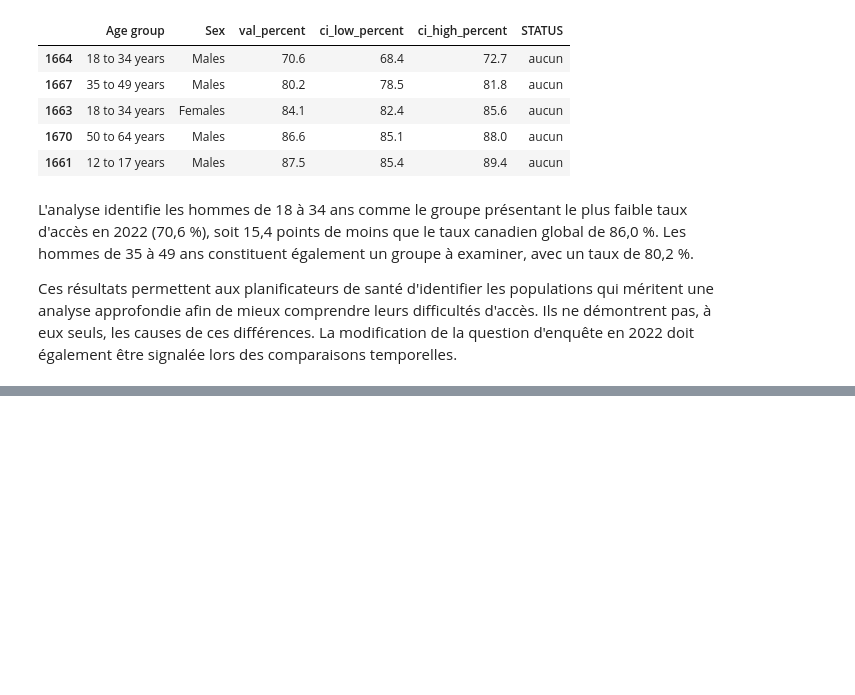
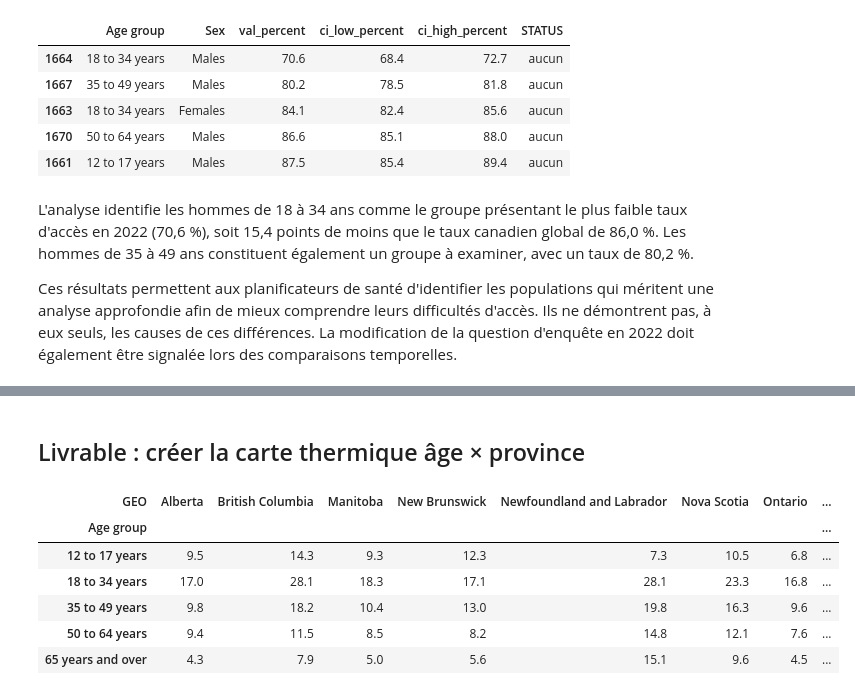
Before and after one commit to abdn-fz/canada-healthcare-access-analysis, a Jupyter notebook: notebooks/eda_healthcare_access.ipynb, the cells around one changed output, grey strips where cells are left out. Saved outputs shown, nothing was run; the diff lists cells and outputs as text; code cells hidden in the pictures; blank space fills up the shorter version.

```diff
--- a/notebooks/eda_healthcare_access.ipynb
+++ b/notebooks/eda_healthcare_access.ipynb
@@ -1413,0 +1616,28 @@ Ces résultats permettent aux planificateurs de santé d'identifier les populati
+# %%
+# Définition du seuil critique
+seuil_critique = 75
+
+# Calcul du taux de non-couverture
+cross['non_couverture'] = 100 - cross['val_percent']
+
+# Identification des combinaisons critiques
+cross['zone_critique'] = (
+    (cross['val_percent'] < seuil_critique) &
+    (~cross['supprimee'])
+)
+
+# Sélection de la dernière année disponible
+last = cross['REF_DATE'].max()
+
+zones_2022 = cross[
+    (cross['REF_DATE'] == last) &
+    (cross['zone_critique'])
+].sort_values('val_percent')
+
+zones_2022[[
+    'GEO',
+    'Age group',
+    'val_percent',
+    'non_couverture',
+    'STATUS'
+]]
@@ -1413,0 +1758,24 @@ Ces résultats permettent aux planificateurs de santé d'identifier les populati
+# %% [markdown]
+## Livrable : créer la carte thermique âge × province
+# %%
+# Sélection des données de 2022
+
+cross_2022 = cross[cross['REF_DATE'] == last].copy()
+
+# Construction de la matrice de non-couverture
+
+heat = cross_2022.pivot(
+    index='Age group',
+    columns='GEO',
+    values='non_couverture'
+).reindex(groupes_age)
+
+heat.round(1)
+# %% [output]
+| GEO | Alberta | British Columbia | Manitoba | New Brunswick | Newfoundland and Labrador | Nova Scotia | Ontario | ... |
+| Age group |  |  |  |  |  |  |  | ... |
+| 12 to 17 years | 9.5 | 14.3 | 9.3 | 12.3 | 7.3 | 10.5 | 6.8 | ... |
+| 18 to 34 years | 17.0 | 28.1 | 18.3 | 17.1 | 28.1 | 23.3 | 16.8 | ... |
+| 35 to 49 years | 9.8 | 18.2 | 10.4 | 13.0 | 19.8 | 16.3 | 9.6 | ... |
+| 50 to 64 years | 9.4 | 11.5 | 8.5 | 8.2 | 14.8 | 12.1 | 7.6 | ... |
+| 65 years and over | 4.3 | 7.9 | 5.0 | 5.6 | 15.1 | 9.6 | 4.5 | ... |
```
Also changed, not shown: parts of 23 cells of this notebook.
